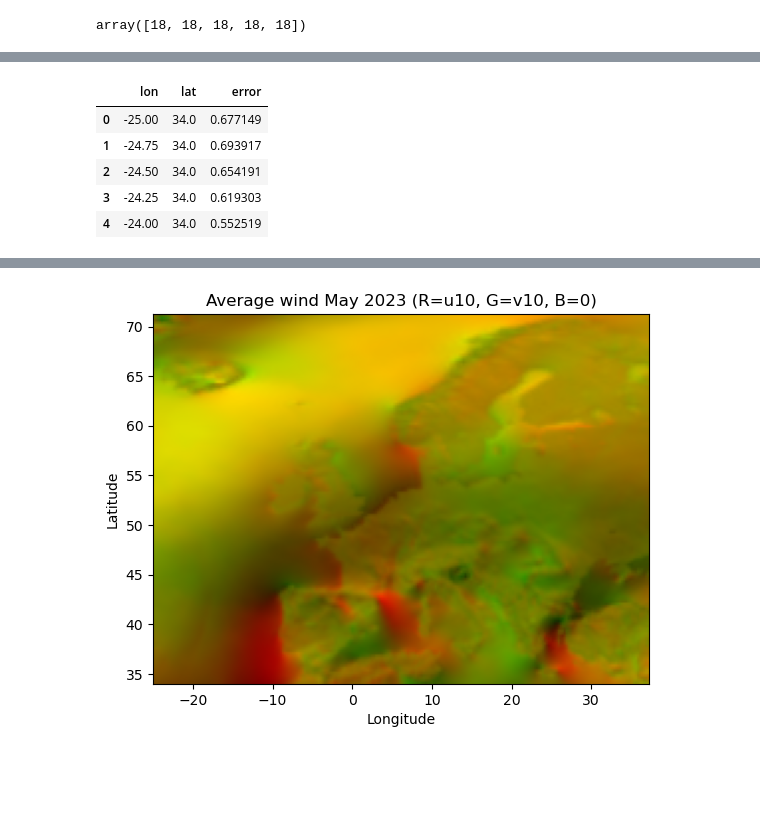
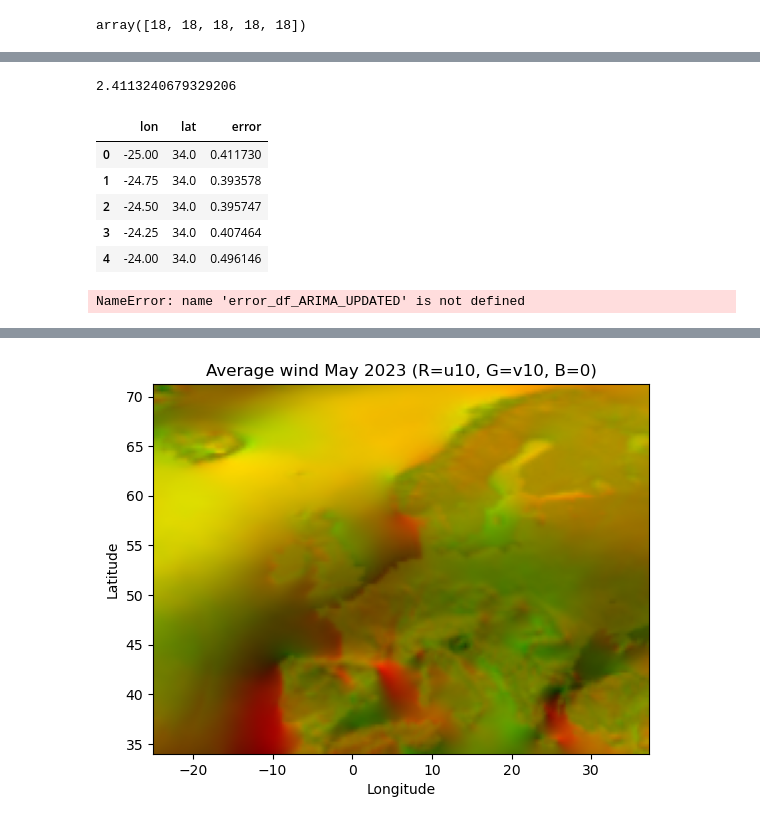
Before and after one commit to Buusta/Data-Science-Groep-10, a Jupyter notebook: cases/hackaton/hackathon.ipynb, the cells around one changed output, grey strips where cells are left out. Drawn from its saved outputs; the diff is of its cells as text; code cells hidden in the pictures; blank space fills up the shorter version.

```diff
--- a/cases/hackaton/hackathon.ipynb
+++ b/cases/hackaton/hackathon.ipynb
@@ -381,12 +432,35 @@ evaluator(forecast, 100)
+# %%
+error_df_ARIMA_UPDATED['error'].mean()
+# %% [output]
+2.4113240679329206
 # %%
-error_df = pd.read_csv('forecast_error.csv', index_col='Unnamed: 0')
+error_df = pd.read_csv('ARIMA_UPDATED_error.csv', index_col='Unnamed: 0')
+
 error_df.head()
 # %% [output]
 |  | lon | lat | error |
-| 0 | -25.00 | 34.0 | 0.677149 |
-| 1 | -24.75 | 34.0 | 0.693917 |
-| 2 | -24.50 | 34.0 | 0.654191 |
-| 3 | -24.25 | 34.0 | 0.619303 |
-| 4 | -24.00 | 34.0 | 0.552519 |
+| 0 | -25.00 | 34.0 | 0.411730 |
+| 1 | -24.75 | 34.0 | 0.393578 |
+| 2 | -24.50 | 34.0 | 0.395747 |
+| 3 | -24.25 | 34.0 | 0.407464 |
+| 4 | -24.00 | 34.0 | 0.496146 |
+# %%
+# Merge on lon/lat (inner join ensures only overlapping coords are kept)
+merged = pd.merge(
+    error_df,
+    error_df_ARIMA_UPDATED,
+    on=['lon', 'lat'],
+    suffixes=('_old', '_new')
+)
+
+# Compute absolute difference
+merged['error_diff'] = (merged['error_new'] - merged['error_old'])#.abs()
+
+# Optional: keep only lon, lat, and diff
+error_diff_df = merged[['lon', 'lat', 'error_diff']]
+
+print(error_diff_df.head())
+# %% [output]
+NameError: name 'error_df_ARIMA_UPDATED' is not defined
 # %%
 # Vind unieke waarden
```
Also changed, not shown: parts of 16 cells of this notebook, 2 other files.
